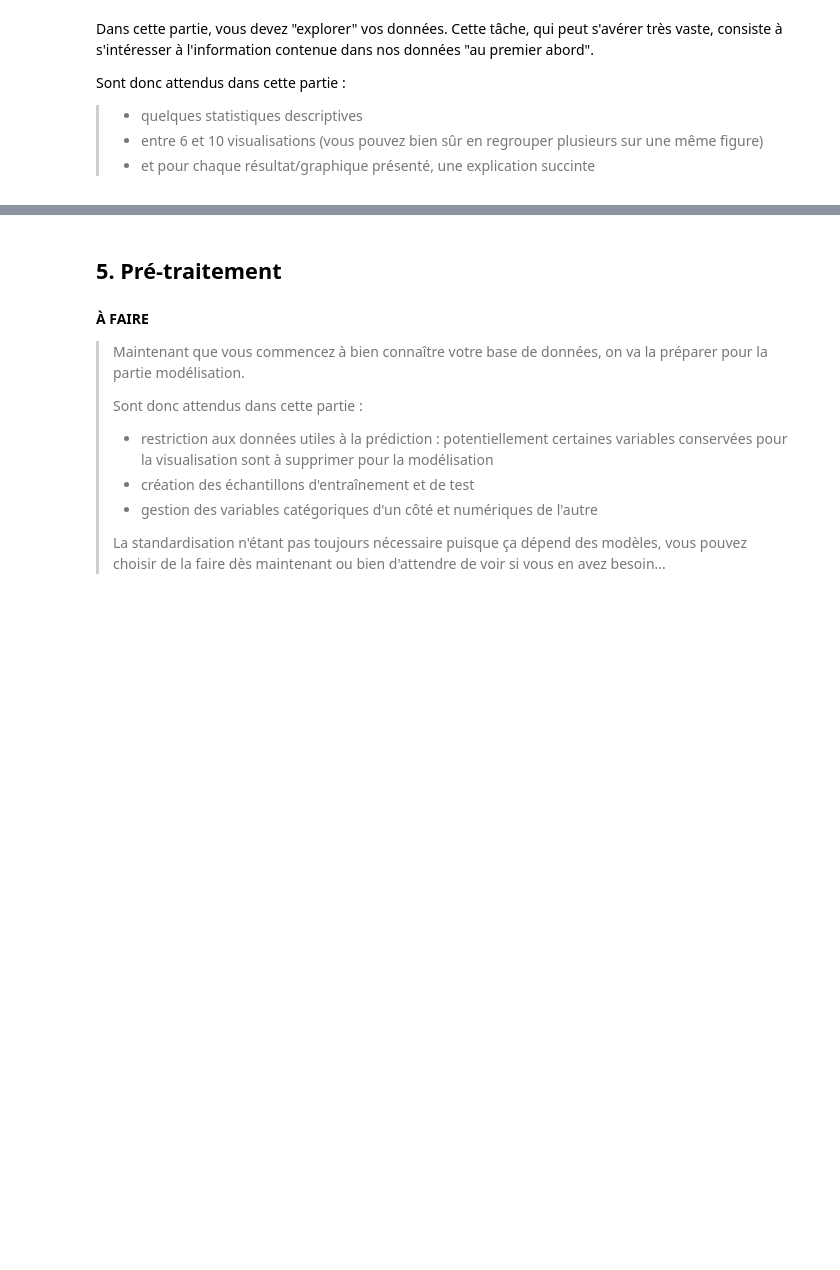
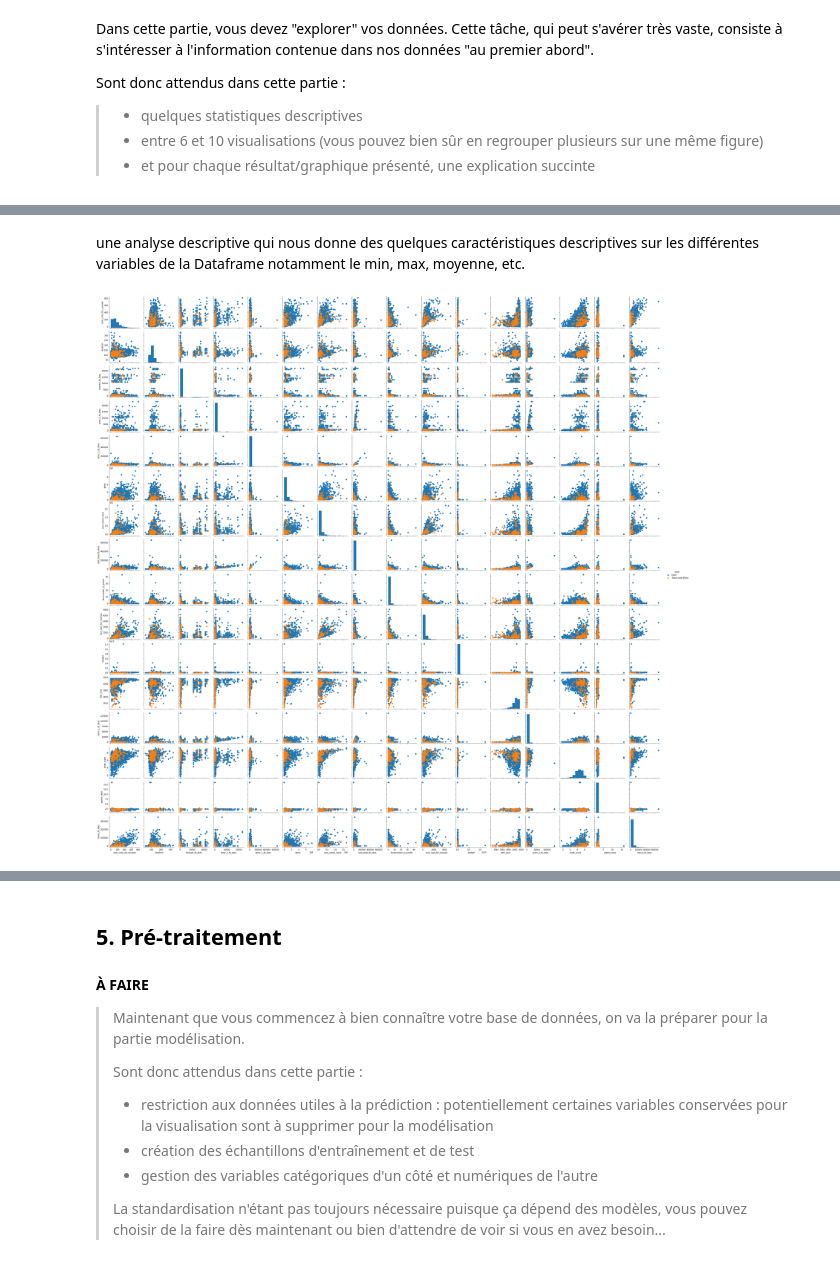
Before and after one commit to adjanorpro18/IA-Modelisation, a Jupyter notebook: Projets/Projet P4 - Révisions ML du preprocessing au template/Projet P6 - revisions ML.ipynb, the cells around one changed output, grey strips where cells are left out. Cells and saved outputs as stored; diff of their text form; code cells hidden in the pictures; blank space fills up the shorter version.

```diff
--- a/Projets/Projet P4 - Révisions ML du preprocessing au template/Projet P6 - revisions ML.ipynb
+++ b/Projets/Projet P4 - Révisions ML du preprocessing au template/Projet P6 - revisions ML.ipynb
@@ -96,2 +151,7 @@ df_movies['actor_2_name'].unique().shape
 # %% [markdown]
 #### **Suppression de variables**
+# %%
+#Suppression des doublons de la dataframe
+
+df_without_dubs = df_movies.drop_duplicates()
+df_without_dubs.shape
@@ -103,0 +194,3 @@ df_movies['actor_2_name'].unique().shape
+# %%
+df = df_without_dubs.dropna()
+df.shape
@@ -116,0 +226,13 @@ Sont donc attendus dans cette partie :
+# %% [markdown]
+une analyse descriptive qui nous donne des quelques caractéristiques descriptives sur les différentes variables de la Dataframe notamment le min, max, moyenne, etc.
+# %%
+graph = sns.PairGrid(df, hue ='color')
+# type of graph for diagonal
+graph = graph.map_diag(plt.hist)
+# type of graph for non-diagonal
+graph = graph.map_offdiag(plt.scatter)
+# to add legends
+graph = graph.add_legend()
+plt.show()
+# %% [output]
+[figure, added]
```
Also changed, not shown: parts of 21 cells of this notebook, 7 other files.
